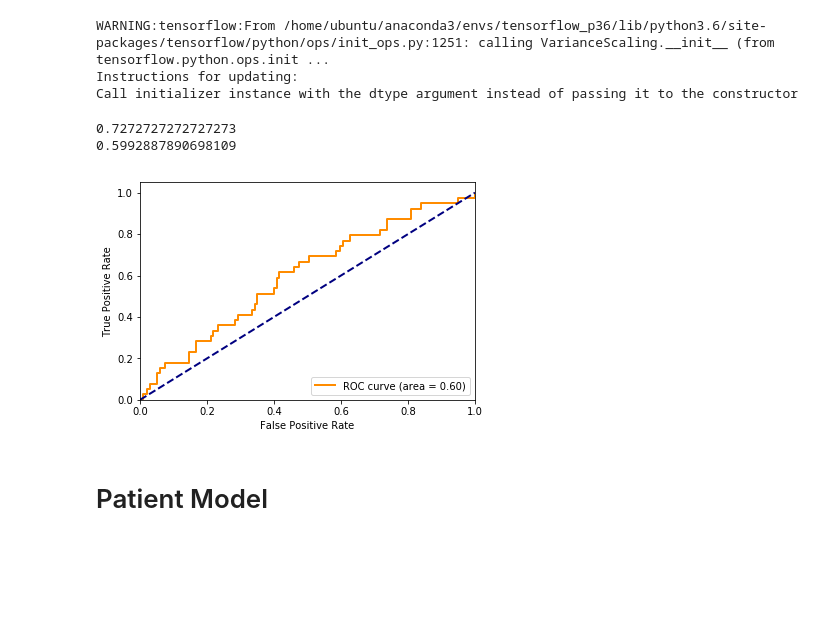
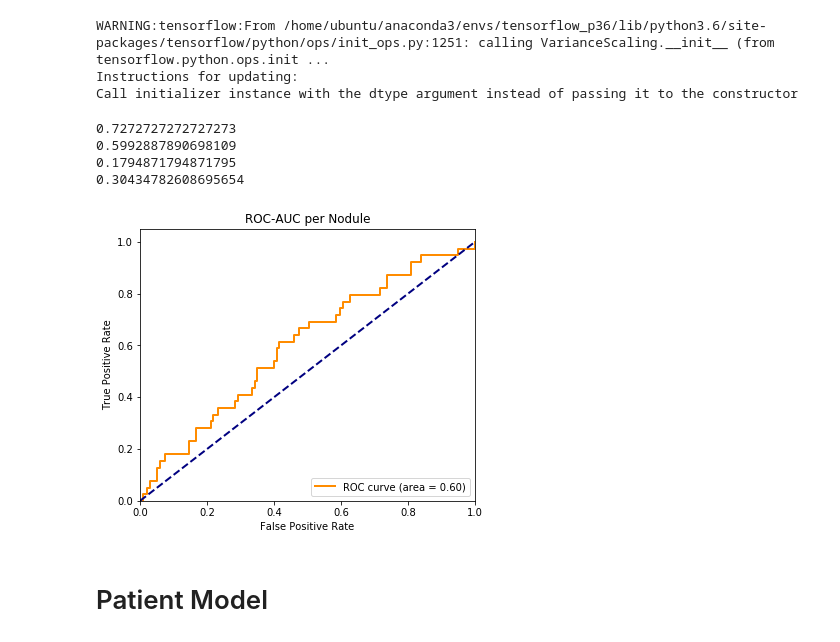
Before and after one commit to maggiebasta/lung-cancer-thesis, a Jupyter notebook: NLST/nlst_train.ipynb, the cells around one changed output. Saved outputs shown, nothing was run; the diff lists cells and outputs as text; code cells hidden in the pictures; blank space fills up the shorter version.

Commit message:
nlst figures update

```diff
--- a/NLST/nlst_train.ipynb
+++ b/NLST/nlst_train.ipynb
@@ -108,16 +108,21 @@ for im in os.listdir('data/nlst_test/image_roi_3d/pkls/'):
 # %%
 Xs = np.array(Xs)
 Ys = np.array(Ys)
 preds = np.concatenate([model.predict(Xs[i*5:min((i+1)*5, 177)]) for i in range(36)])
 print(accuracy_score(Ys, np.round(preds)))
 print(roc_auc_score(Ys, preds))
+print(recall_score(Ys, np.round(preds)))
+print(precision_score(Ys, np.round(preds)))
 
-fig, ax = plt.subplots(1, 1)
+fig, ax = plt.subplots(1, 1, figsize=(6, 5))
+ax.set_title("ROC-AUC per Nodule")
 plot_auc(Ys, preds, ax)
 # %% [output]
 0.7272727272727273
 0.5992887890698109
+0.1794871794871795
+0.30434782608695654
-[figure, old version]
+[figure, new version]
 # %% [markdown]
 # Patient Model
 # %%
```
Also changed, not shown: parts of 5 cells of this notebook.
